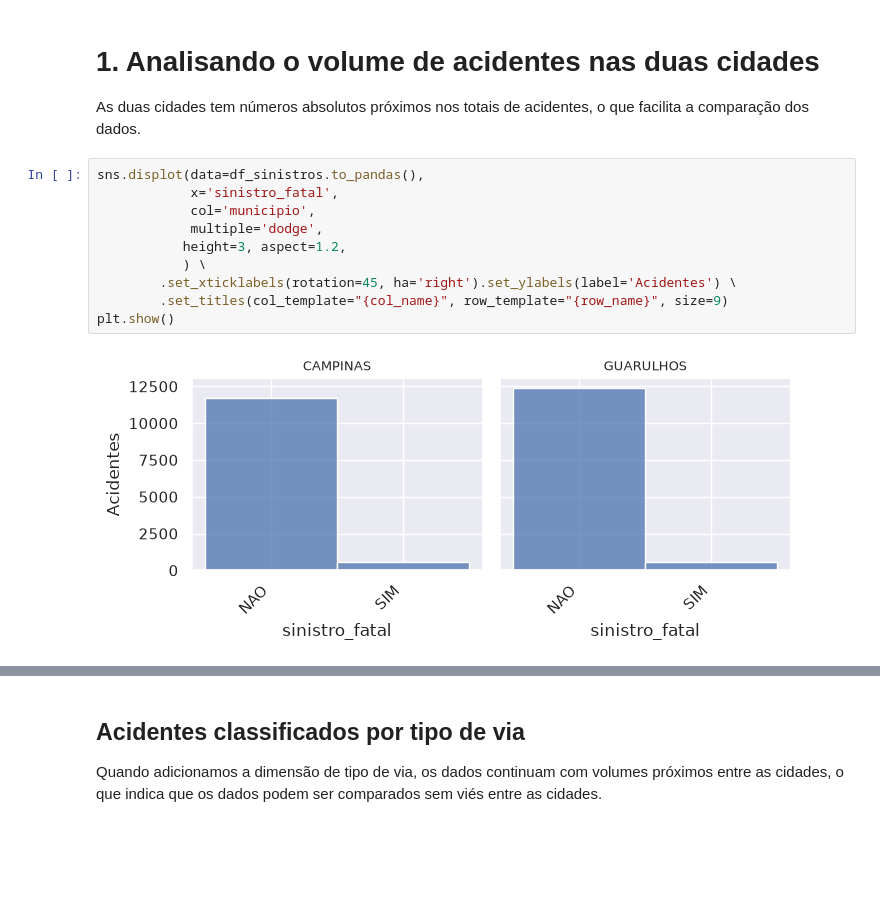
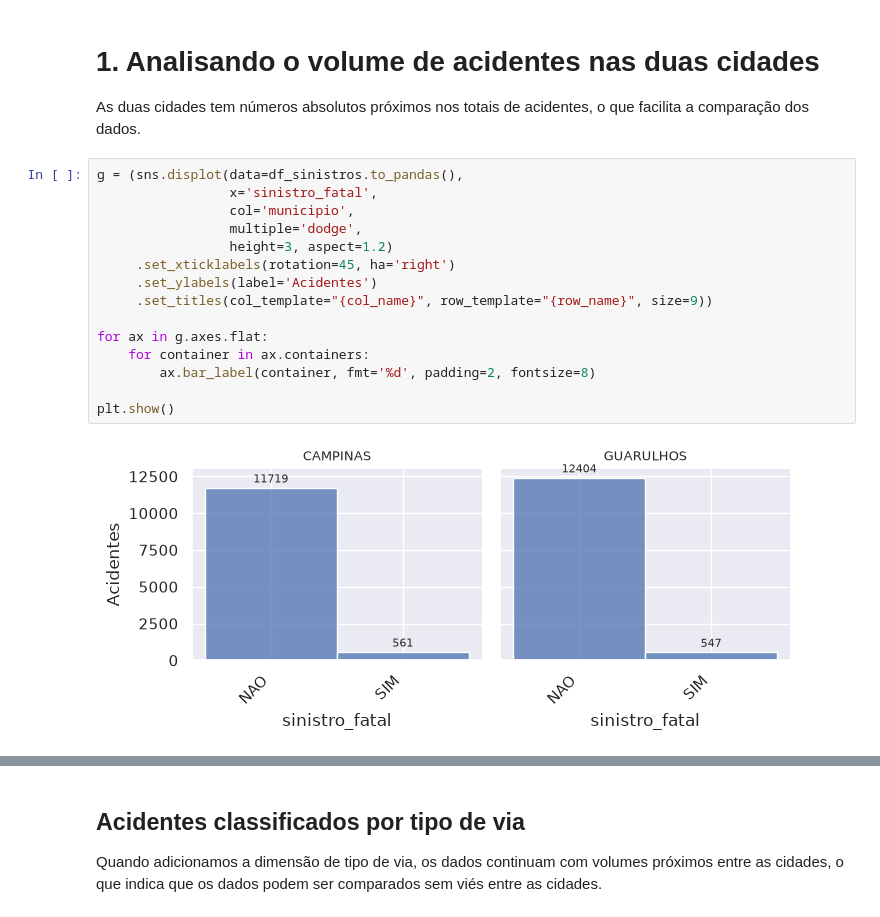
Before and after one commit to marcel-luchi/TCC530-BCD-2026S2-T003-TCC, a Jupyter notebook: notebooks/analise_exploratoria_sinistros.ipynb, the cells around one changed output, grey strips where cells are left out. Cells and saved outputs as stored; diff of their text form; blank space fills up the shorter version.

```diff
--- a/notebooks/analise_exploratoria_sinistros.ipynb
+++ b/notebooks/analise_exploratoria_sinistros.ipynb
@@ -12,16 +14,21 @@ df_sinistros = read_sinistros()
 # 1. Analisando o volume de acidentes nas duas cidades
 
 As duas cidades tem números absolutos próximos nos totais de acidentes, o que facilita a comparação dos dados.
-# %%
-sns.displot(data=df_sinistros.to_pandas(),
-            x='sinistro_fatal',
-            col='municipio',
-            multiple='dodge',
-           height=3, aspect=1.2,
-           ) \
-        .set_xticklabels(rotation=45, ha='right').set_ylabels(label='Acidentes') \
-        .set_titles(col_template="{col_name}", row_template="{row_name}", size=9)
-plt.show()
-# %% [output]
-[figure, removed]
+# %%
+g = (sns.displot(data=df_sinistros.to_pandas(),
+                 x='sinistro_fatal',
+                 col='municipio',
+                 multiple='dodge',
+                 height=3, aspect=1.2)
+     .set_xticklabels(rotation=45, ha='right')
+     .set_ylabels(label='Acidentes')
+     .set_titles(col_template="{col_name}", row_template="{row_name}", size=9))
+
+for ax in g.axes.flat:
+    for container in ax.containers:
+        ax.bar_label(container, fmt='%d', padding=2, fontsize=8)
+
+plt.show()
+# %% [output]
+[figure, added]
 # %%
```
Also changed, not shown: parts of 14 cells of this notebook, 2 other files.
